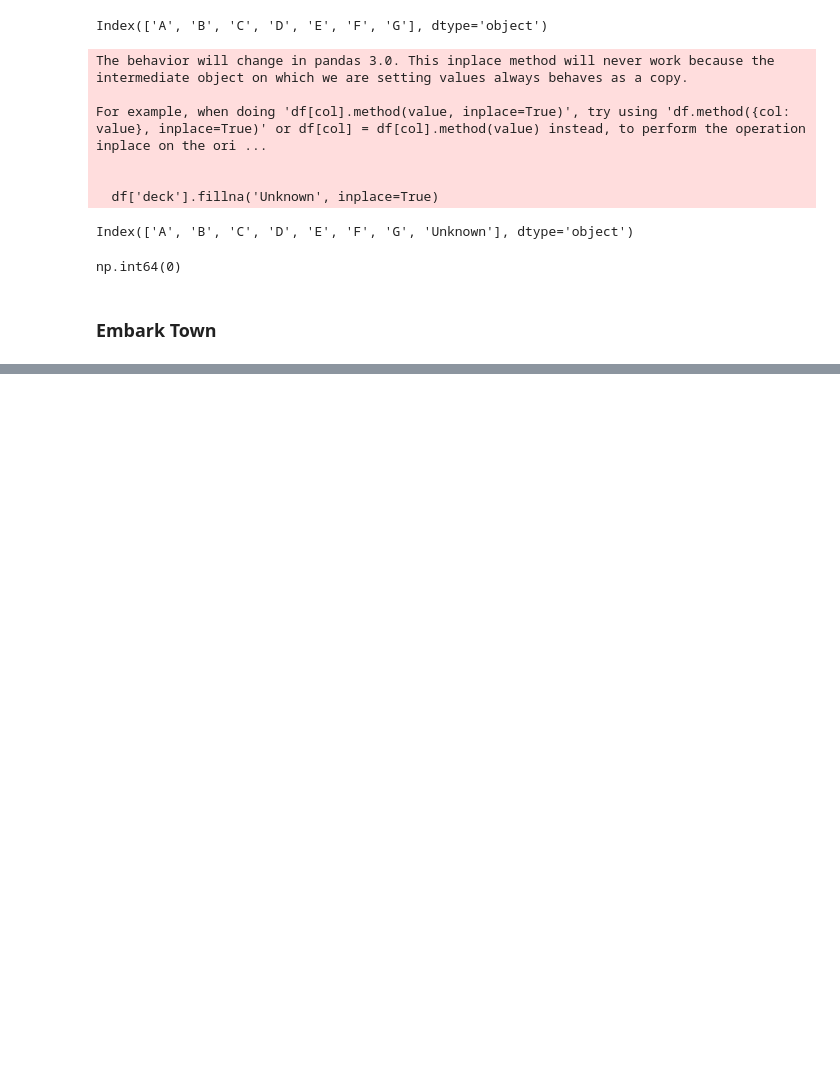
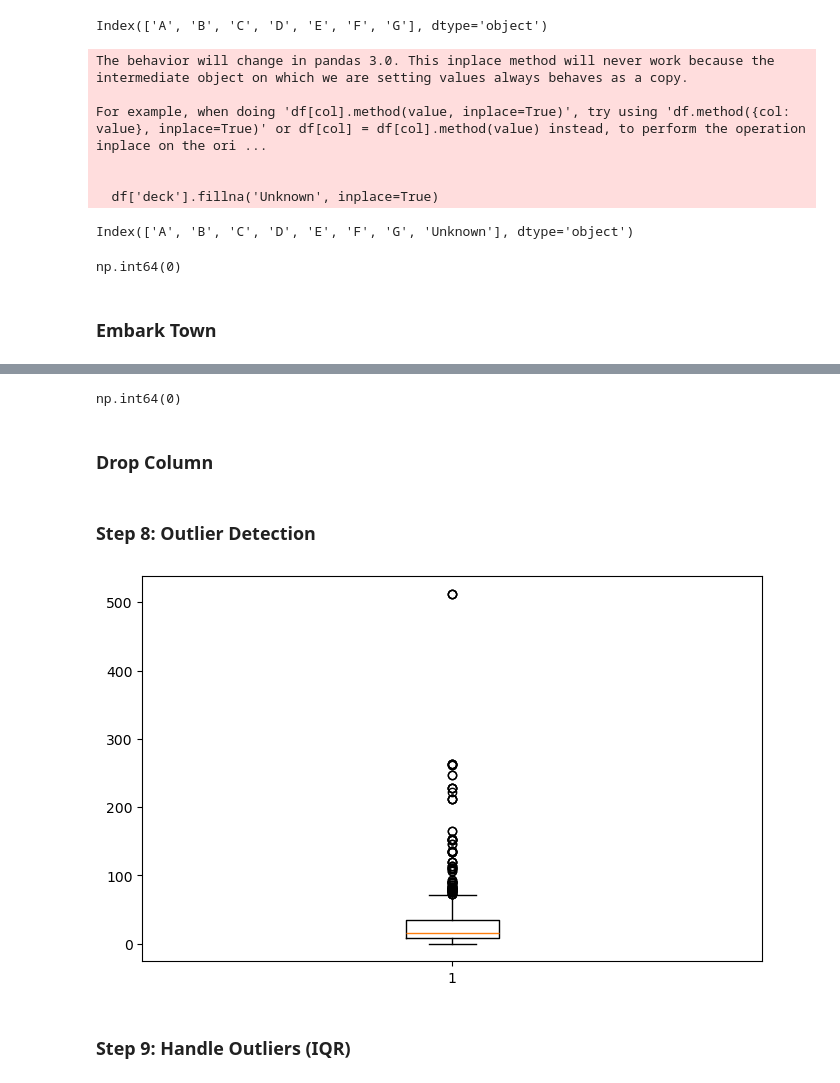
Before and after one commit to Niraj7272/DataScience, a Jupyter notebook: Practice/Project_cleaning_EDA_Feature-engineering/Titanic.ipynb, the cells around one changed output, grey strips where cells are left out. Drawn from its saved outputs; the diff is of its cells as text; code cells hidden in the pictures; blank space fills up the shorter version.

Commit message:
outliers

```diff
--- a/Practice/Project_cleaning_EDA_Feature-engineering/Titanic.ipynb
+++ b/Practice/Project_cleaning_EDA_Feature-engineering/Titanic.ipynb
@@ -259,3 +259,5 @@ df['deck'].isna().sum()
 np.int64(0)
 # %% [markdown]
 ### Embark Town
+# %%
+df['embark_town'].fillna(df['embark_town'].mode()[0], inplace=True)
@@ -261,0 +271,18 @@ np.int64(0)
+# %%
+df['embark_town'].isna().sum()
+# %% [output]
+np.int64(0)
+# %% [markdown]
+### Drop Column
+# %%
+df.drop(columns='alive', inplace=True)
+# %% [markdown]
+### Step 8: Outlier Detection
+# %%
+plt.figure(figsize=(8,5))
+plt.boxplot(df['fare'])
+plt.show()
+# %% [output]
+[figure, added]
+# %% [markdown]
+### Step 9: Handle Outliers (IQR)
```
Also changed, not shown: parts of 11 cells of this notebook.
